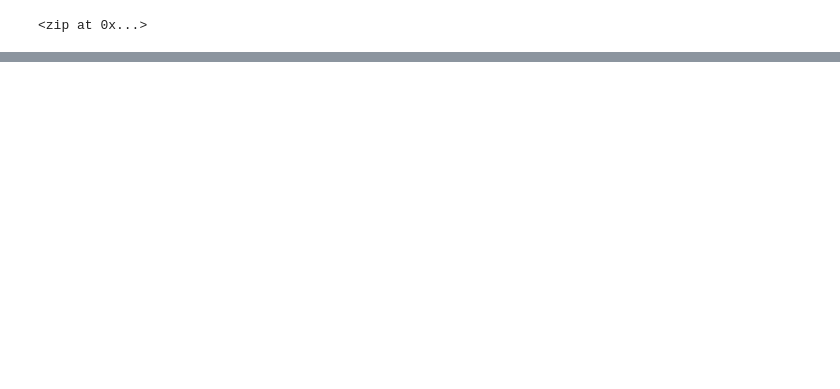
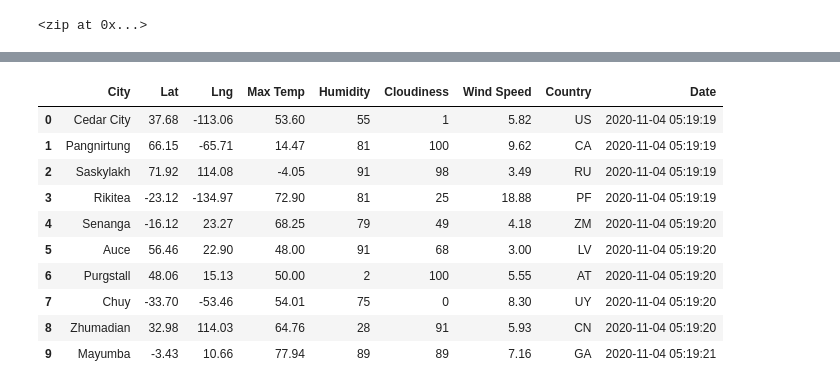
Before and after one commit to roy-mojica/World_Weather_Analysis, a Jupyter notebook: WeatherPy.ipynb, the cells around one changed output, grey strips where cells are left out. Cells and saved outputs as stored; diff of their text form; code cells hidden in the pictures; blank space fills up the shorter version.

```diff
--- a/WeatherPy.ipynb
+++ b/WeatherPy.ipynb
@@ -6,3 +1,18 @@ import numpy as np
+# %%
+# Import the dependencies.
+import pandas as pd
+import matplotlib.pyplot as plt
+import numpy as np
+# Import the requests library.
+import requests
+# Import the datetime module from the datetime library.
+from datetime import datetime
+
+# Import the API key.
+from config import weather_api_key
+
+# Starting URL for Weather Map API Call.
+url = "http://api.openweathermap.org/data/2.5/weather?units=Imperial&appid=" + weather_api_key
 # %%
 # Create a set of random latitude and longitude combinations.
 lats = np.random.uniform(low=-90.000, high=90.000, size=1500)
@@ -33,0 +122,16 @@ len(cities)
+# %%
+# Convert the array of dictionaries to a Pandas DataFrame.
+city_data_df = pd.DataFrame(city_data)
+city_data_df.head(10)
+# %% [output]
+|  | City | Lat | Lng | Max Temp | Humidity | Cloudiness | Wind Speed | Country | Date |
+| 0 | Cedar City | 37.68 | -113.06 | 53.60 | 55 | 1 | 5.82 | US | 2020-11-04 05:19:19 |
+| 1 | Pangnirtung | 66.15 | -65.71 | 14.47 | 81 | 100 | 9.62 | CA | 2020-11-04 05:19:19 |
+| 2 | Saskylakh | 71.92 | 114.08 | -4.05 | 91 | 98 | 3.49 | RU | 2020-11-04 05:19:19 |
+| 3 | Rikitea | -23.12 | -134.97 | 72.90 | 81 | 25 | 18.88 | PF | 2020-11-04 05:19:19 |
+| 4 | Senanga | -16.12 | 23.27 | 68.25 | 79 | 49 | 4.18 | ZM | 2020-11-04 05:19:20 |
+| 5 | Auce | 56.46 | 22.90 | 48.00 | 91 | 68 | 3.00 | LV | 2020-11-04 05:19:20 |
+| 6 | Purgstall | 48.06 | 15.13 | 50.00 | 2 | 100 | 5.55 | AT | 2020-11-04 05:19:20 |
+| 7 | Chuy | -33.70 | -53.46 | 54.01 | 75 | 0 | 8.30 | UY | 2020-11-04 05:19:20 |
+| 8 | Zhumadian | 32.98 | 114.03 | 64.76 | 28 | 91 | 5.93 | CN | 2020-11-04 05:19:20 |
+| 9 | Mayumba | -3.43 | 10.66 | 77.94 | 89 | 89 | 7.16 | GA | 2020-11-04 05:19:21 |
```
Also changed, not shown: parts of 5 cells of this notebook, 1 other file.
